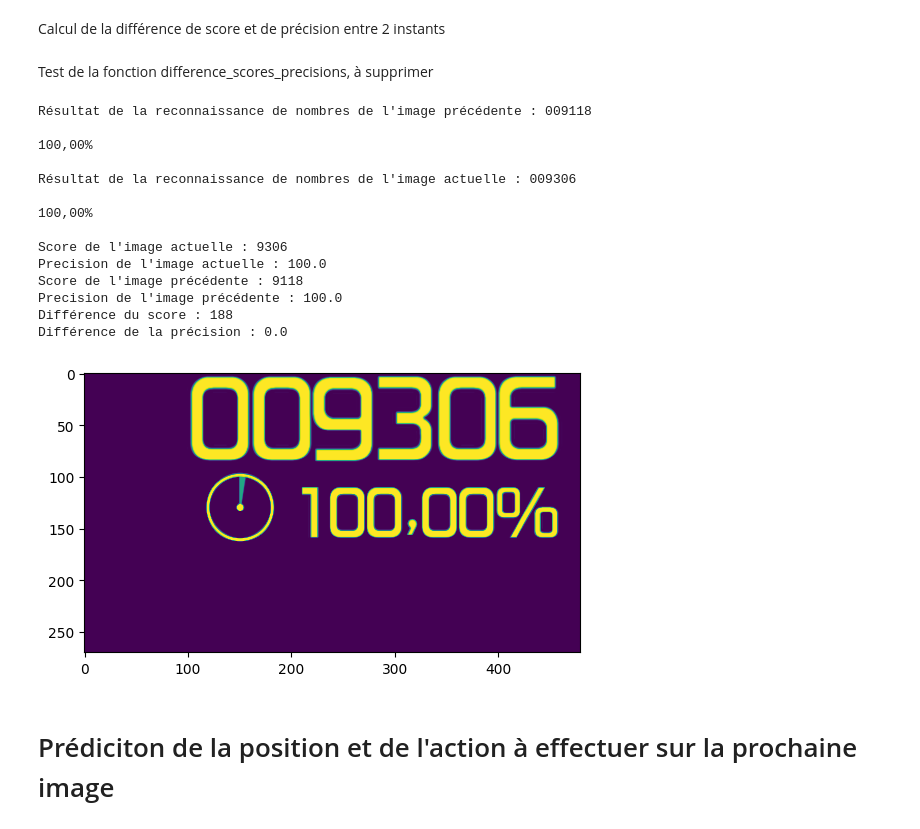
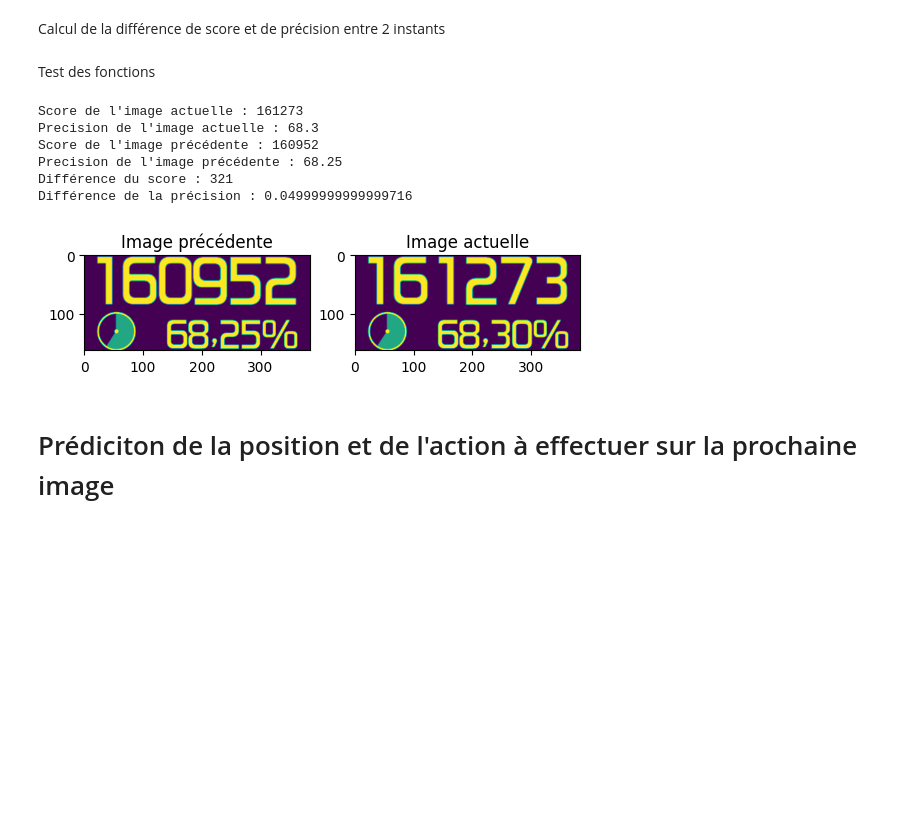
Before and after one commit to elroche/IA_oso_player, a Jupyter notebook: notebooks/model_definition.ipynb, the cells around one changed output. Saved outputs shown, nothing was run; the diff lists cells and outputs as text; code cells hidden in the pictures; blank space fills up the shorter version.

```diff
--- a/notebooks/model_definition.ipynb
+++ b/notebooks/model_definition.ipynb
@@ -122,15 +127,13 @@ def detect_numbers(image):
     width, height = image.size
 
     # Définir les coordonnées de la région à traiter (1/4 de la longueur et 1/4 de la hauteur)
-    region_left = int(0.75 * width)
+    region_left = int(0.80 * width)
     region_top = 0
     region_right = width
-    region_bottom = int(0.25 * height)
+    region_bottom = int(0.15 * height)
 
     # Extraire la région à traiter
     region = image.crop((region_left, region_top, region_right, region_bottom))
-    plt.imshow(region)
-    image.show()
 
     # Appliquer les transformations nécessaires à la région
     region_tensor = F.to_tensor(region)
@@ -202,3 +175,13 @@ Precision : 980.36
+# %%
+def process_image(image):
+
+    # Detection des nombres sur l'image
+    _, region, filtered_result = detect_numbers(image)
+
+    # Extraire le score et la précision
+    score, precision = extraire_score_precision(filtered_result)
+
+    return image, region, filtered_result, score, precision
 # %% [markdown]
 Calcul de la différence de score et de précision entre 2 instants
 # %%
@@ -212,60 +195,51 @@ def difference_scores_precisions(filtered_result_precedente, filtered_result_act
     difference_precision = precision_actuelle - precision_precedente
 
     return difference_score, difference_precision
-# %% [markdown]
-Test de la fonction difference_scores_precisions, à supprimer
+# %% [markdown]
+Test des fonctions
 # %%
-# Récupération des screenshots
+# Récupération des screenshots, conversion en tableau NumPy, puis en objet PIL.Image (sera fait dans le traitement)
 screenshots = test_recuperation_image()
 image_precedente = screenshots[-8]
 image_actuelle = screenshots[-1]
-
-# Convertir les screenshots en tableau NumPy
 image_precedente_np = np.array(image_precedente)
 image_actuelle_np = np.array(image_actuelle)
-
-# Convertir les screenshots en objet PIL.Image
 pil_image_precedente = Image.fromarray(image_precedente_np)
 pil_image_actuelle = Image.fromarray(image_actuelle_np)
 
-# Appeler la fonction de détection
-prediction_precedente, region_precedente, filtered_result_precedente = detect_numbers(pil_image_precedente)
-prediction_actuelle, region_actuelle, filtered_result_actuelle = detect_numbers(pil_image_actuelle)
-
-# Afficher les résultats de la fonction de prédiction
-print("Résultat de la reconnaissance de nombres de l'image précédente :", filtered_result_precedente)
-print("Résultat de la reconnaissance de nombres de l'image actuelle :", filtered_result_actuelle)
+# Appeler la fonction globale de détection
+pil_image_precedente, region_precedente, filtered_result_precedente, score_precedent, precision_precedente = process_image(pil_image_precedente)
+pil_image_actuelle, region_actuelle, filtered_result_actuelle, score_actuel, precision_actuelle = process_image(pil_image_actuelle)
 
 # Extraction du score et de la précision des prédictions faites sur les images (pas obligatoire car fait dans la fonction extraire_score_precision)
-score_actuel, precision_actuelle = extraire_score_precision(filtered_result_actuelle)
 print("Score de l'image actuelle :", score_actuel)
 print("Precision de l'image actuelle :", precision_actuelle)
-score_precedent, precision_precedente = extraire_score_precision(filtered_result_precedente)
 print("Score de l'image précédente :", score_precedent)
 print("Precision de l'image précédente :", precision_precedente)
 
 # Test de la fonction difference_scores_precisions
 difference_score, difference_precision = difference_scores_precisions(filtered_result_precedente, filtered_result_actuelle)
 
 # Afficher les résultats du test, cad de la différence du score et de la précision entre les deux images
 print("Différence du score :", difference_score)
 print("Différence de la précision :", difference_precision)
+
+# Afficher les deux images côte à côte
+plt.subplot(1, 2, 1)
+plt.imshow(region_precedente)
+plt.title('Image précédente')
+plt.subplot(1, 2, 2)
+plt.imshow(region_actuelle)
+plt.title('Image actuelle')
+plt.show()
 # %% [output]
-Résultat de la reconnaissance de nombres de l'image précédente : 009118
-
-100,00%
-
-Résultat de la reconnaissance de nombres de l'image actuelle : 009306
-
-100,00%
-
-Score de l'image actuelle : 9306
-Precision de l'image actuelle : 100.0
-Score de l'image précédente : 9118
-Precision de l'image précédente : 100.0
-Différence du score : 188
-Différence de la précision : 0.0
+Score de l'image actuelle : 161273
+Precision de l'image actuelle : 68.3
+Score de l'image précédente : 160952
+Precision de l'image précédente : 68.25
+Différence du score : 321
+Différence de la précision : 0.04999999999999716
-[figure, old version]
+[figure, new version]
 # %% [markdown]
 # Prédiciton de la position et de l'action à effectuer sur la prochaine image
 # %% [markdown]
```
Also changed, not shown: parts of 10 cells of this notebook, 1 other file.
